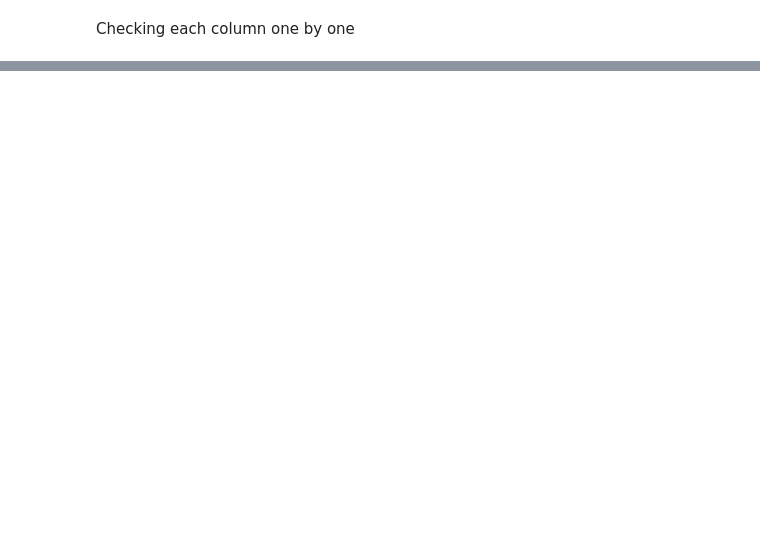
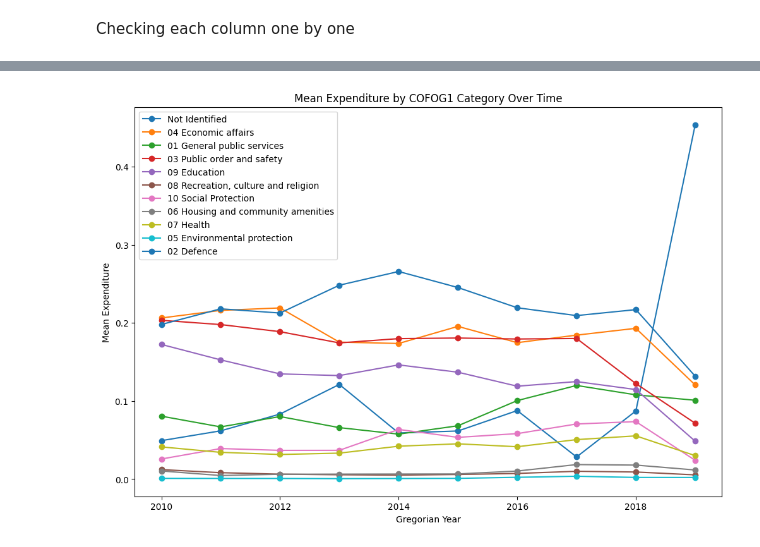
Before and after one commit to group-pi-dataviz/group-pi-dataviz.github.io, a Jupyter notebook: scripts/data_prepocessing_parte3.ipynb, the cells around one changed output, grey strips where cells are left out. Drawn from its saved outputs; the diff is of its cells as text; code cells hidden in the pictures; blank space fills up the shorter version.

```diff
--- a/scripts/data_prepocessing_parte3.ipynb
+++ b/scripts/data_prepocessing_parte3.ipynb
@@ -501,0 +410,4 @@ AttributeError: 'Series' object has no attribute 'na'
+# %%
+data_processed = data_processed.rename(columns=lambda x: x.strip())
+data_processed['Budget'].value_counts().sort_index() # Dropping it
+data_processed = data_processed.drop(columns=['Budget'])
@@ -501,0 +456,6 @@ AttributeError: 'Series' object has no attribute 'na'
+# %%
+# dropping it
+data_exp = data_exp.drop(columns=['Commitment/Obligation'])
+# %%
+# Adding a column for the gregorian calendar year (+621 to the 'Year' column)
+data_exp['Gregorian Year'] = data_exp['Year'] + 621
@@ -501,0 +521,18 @@ AttributeError: 'Series' object has no attribute 'na'
+# %%
+# Line chart: on the x-axis  the Gregorian Year, on the y-axis the Mean Expenditure, different lines for each COFOG1 category
+
+data_final = data_exp.copy()
+data_final['Expenditure'] = data_final['Expenditure'].astype(float)
+
+fig, ax = plt.subplots(figsize=(12, 8))
+for category in data_final['COFOG1'].unique():
+    if category == 'Not Identified':
+        continue
+    category_data = data_final[data_final['COFOG1'] == category]
+    mean_expenditure = category_data.groupby('Gregorian Year')['Expenditure'].sum().reset_index()
+    ax.plot(mean_expenditure['Gregorian Year'], mean_expenditure['Expenditure'], marker='o', label=category)
+ax.set_xlabel('Gregorian Year')
+ax.set_ylabel('Mean Expenditure')
+ax.set_title('Mean Expenditure by COFOG1 Category Over Time')
+ax.legend()
+plt.show()
@@ -501,0 +541,18 @@ AttributeError: 'Series' object has no attribute 'na'
+# %%
+total_expenditure = data_final.groupby('Gregorian Year')['Expenditure'].sum()
+
+fig, ax = plt.subplots(figsize=(12, 8))
+for category in data_final['COFOG1'].unique():
+    #if category == 'Not Identified':
+    #    continue
+    category_data = data_final[data_final['COFOG1'] == category]
+    mean_expenditure = category_data.groupby('Gregorian Year')['Expenditure'].sum() / total_expenditure
+    mean_expenditure = mean_expenditure.reset_index()
+    ax.plot(mean_expenditure['Gregorian Year'], mean_expenditure['Expenditure'], marker='o', label=category)
+ax.set_xlabel('Gregorian Year')
+ax.set_ylabel('Mean Expenditure')
+ax.set_title('Mean Expenditure by COFOG1 Category Over Time')
+ax.legend()
+plt.show()
+# %% [output]
+[figure, added]
```
Also changed, not shown: parts of 63 cells of this notebook.
